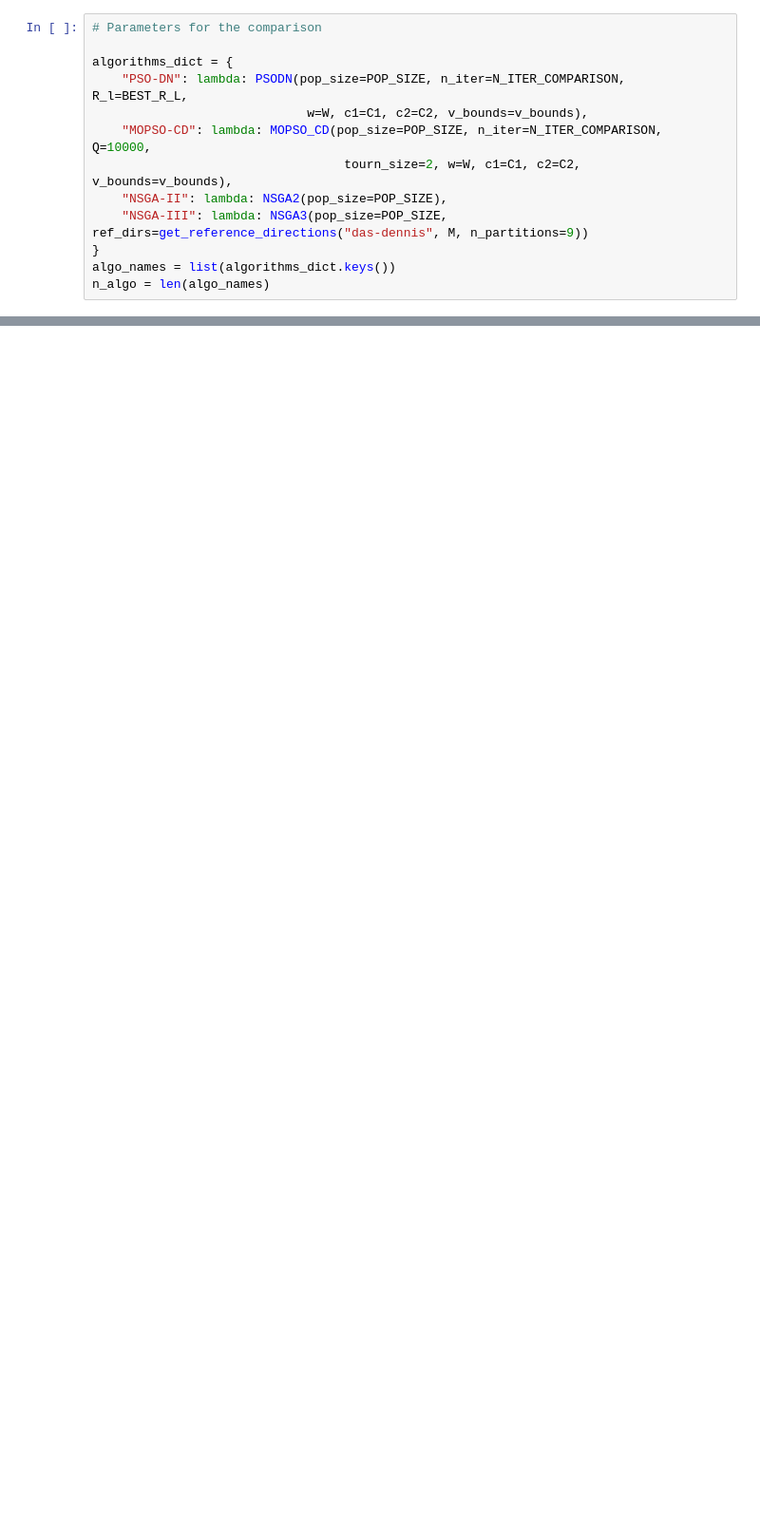
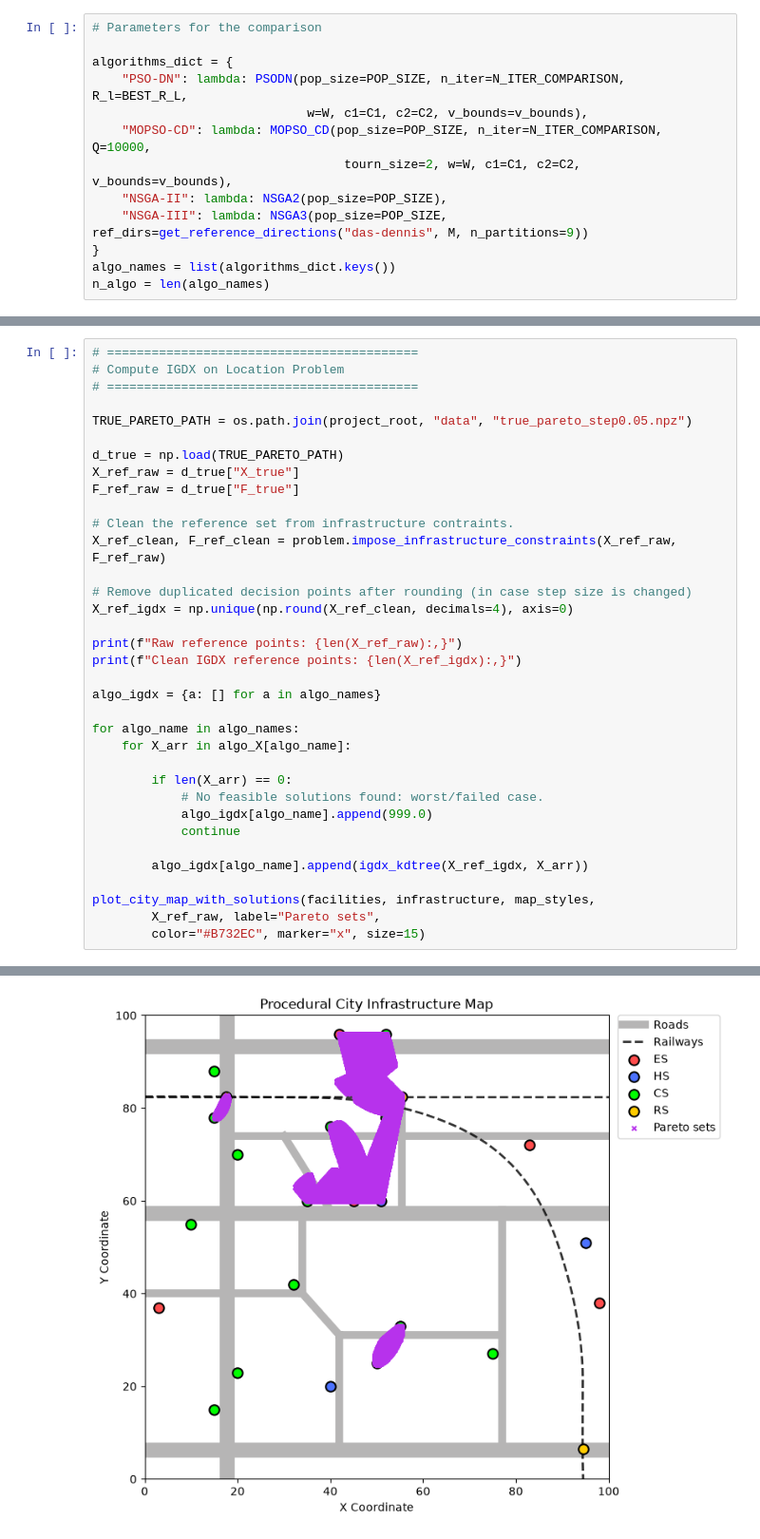
Before and after one commit to silviacalabretta/pso-dn-mmop, a Jupyter notebook: notebooks/comparative_analysis.ipynb, the cells around one changed output, grey strips where cells are left out. Shown at 95% size. Drawn from its saved outputs; the diff is of its cells as text; blank space fills up the shorter version.

```diff
--- a/notebooks/comparative_analysis.ipynb
+++ b/notebooks/comparative_analysis.ipynb
@@ -416,0 +441,36 @@ NSGA-III   | 1563462534.0329 | 1394677.9026 | 25399268888.2315 | 12917739.9390 |
+# %%
+# ==========================================
+# Compute IGDX on Location Problem
+# ==========================================
+
+TRUE_PARETO_PATH = os.path.join(project_root, "data", "true_pareto_step0.05.npz")
+
+d_true = np.load(TRUE_PARETO_PATH)
+X_ref_raw = d_true["X_true"]
+F_ref_raw = d_true["F_true"]
+
+# Clean the reference set from infrastructure contraints.
+X_ref_clean, F_ref_clean = problem.impose_infrastructure_constraints(X_ref_raw, F_ref_raw)
+
+# Remove duplicated decision points after rounding (in case step size is changed)
+X_ref_igdx = np.unique(np.round(X_ref_clean, decimals=4), axis=0)
+
+print(f"Raw reference points: {len(X_ref_raw):,}")
+print(f"Clean IGDX reference points: {len(X_ref_igdx):,}")
+
+algo_igdx = {a: [] for a in algo_names}
+
+for algo_name in algo_names:
+    for X_arr in algo_X[algo_name]:
+
+        if len(X_arr) == 0:
+            # No feasible solutions found: worst/failed case.
+            algo_igdx[algo_name].append(999.0)
+            continue
+
+        algo_igdx[algo_name].append(igdx_kdtree(X_ref_igdx, X_arr))
+
+plot_city_map_with_solutions(facilities, infrastructure, map_styles,
+        X_ref_raw, label="Pareto sets",
+        color="#B732EC", marker="x", size=15)
+# %% [output]
@@ -417 +479,2 @@ NSGA-III   | 1563462534.0329 | 1394677.9026 | 25399268888.2315 | 12917739.9390 |
+[figure, added]
 # %%
```
Also changed, not shown: parts of 26 cells of this notebook, 7 other files.
